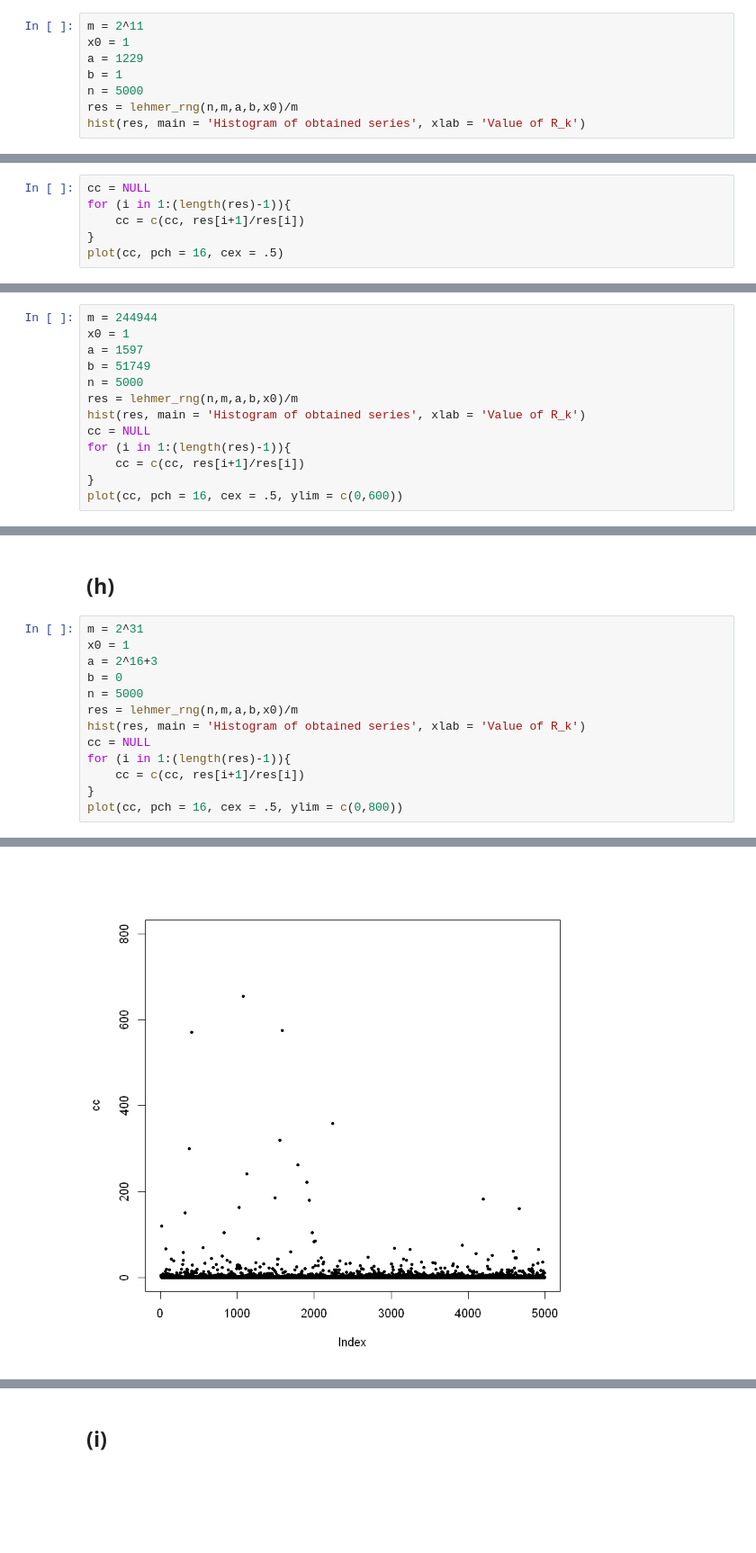
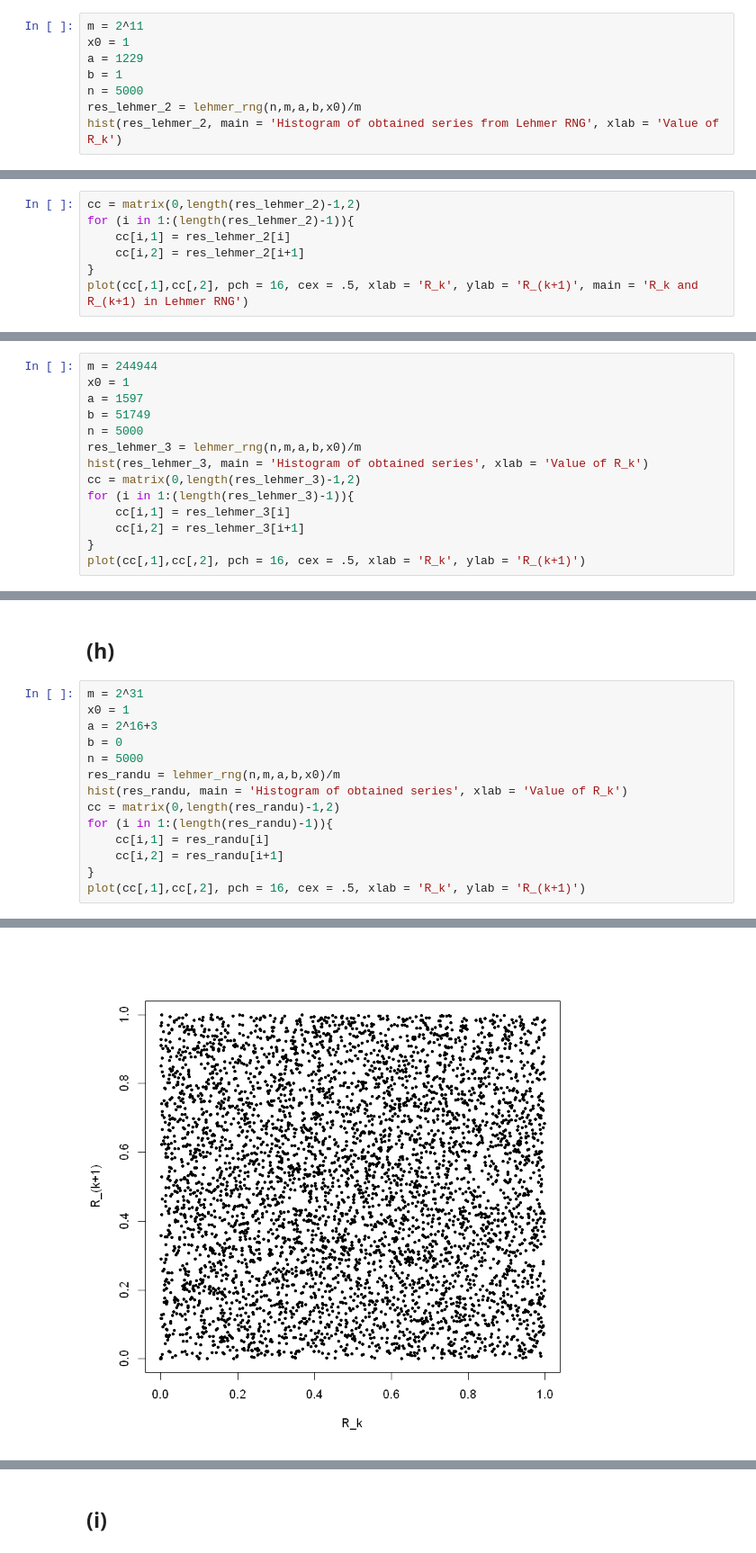
Before and after one commit to LimboRift/MATH-534, a Jupyter notebook: CP3.ipynb, the cells around one changed output, grey strips where cells are left out. Shown at 90% size. Drawn from its saved outputs; the diff is of its cells as text; blank space fills up the shorter version.

```diff
--- a/CP3.ipynb
+++ b/CP3.ipynb
@@ -241,6 +248,6 @@ x0 = 1
 a = 1229
 b = 1
 n = 5000
-res = lehmer_rng(n,m,a,b,x0)/m
-hist(res, main = 'Histogram of obtained series', xlab = 'Value of R_k')
+res_lehmer_2 = lehmer_rng(n,m,a,b,x0)/m
+hist(res_lehmer_2, main = 'Histogram of obtained series from Lehmer RNG', xlab = 'Value of R_k')
 # %% [output]
@@ -250,9 +257,10 @@ The shape of the histogram suggests that the obtained random series has $U(0,1)$
 # %% [markdown]
 ## (f)
 # %%
-cc = NULL
-for (i in 1:(length(res)-1)){
-    cc = c(cc, res[i+1]/res[i])
+cc = matrix(0,length(res_lehmer_2)-1,2)
+for (i in 1:(length(res_lehmer_2)-1)){
+    cc[i,1] = res_lehmer_2[i]
+    cc[i,2] = res_lehmer_2[i+1]
 }
-plot(cc, pch = 16, cex = .5)
+plot(cc[,1],cc[,2], pch = 16, cex = .5, xlab = 'R_k', ylab = 'R_(k+1)', main = 'R_k and R_(k+1) in Lehmer RNG')
 # %% [output]
@@ -265,12 +275,13 @@ x0 = 1
 a = 1597
 b = 51749
 n = 5000
-res = lehmer_rng(n,m,a,b,x0)/m
-hist(res, main = 'Histogram of obtained series', xlab = 'Value of R_k')
-cc = NULL
-for (i in 1:(length(res)-1)){
-    cc = c(cc, res[i+1]/res[i])
+res_lehmer_3 = lehmer_rng(n,m,a,b,x0)/m
+hist(res_lehmer_3, main = 'Histogram of obtained series', xlab = 'Value of R_k')
+cc = matrix(0,length(res_lehmer_3)-1,2)
+for (i in 1:(length(res_lehmer_3)-1)){
+    cc[i,1] = res_lehmer_3[i]
+    cc[i,2] = res_lehmer_3[i+1]
 }
-plot(cc, pch = 16, cex = .5, ylim = c(0,600))
+plot(cc[,1],cc[,2], pch = 16, cex = .5, xlab = 'R_k', ylab = 'R_(k+1)')
 # %% [output]
 [figure]
@@ -280,16 +293,17 @@ plot(cc, pch = 16, cex = .5, ylim = c(0,600))
 # %%
 m = 2^31
 x0 = 1
 a = 2^16+3
 b = 0
 n = 5000
-res = lehmer_rng(n,m,a,b,x0)/m
-hist(res, main = 'Histogram of obtained series', xlab = 'Value of R_k')
-cc = NULL
-for (i in 1:(length(res)-1)){
-    cc = c(cc, res[i+1]/res[i])
+res_randu = lehmer_rng(n,m,a,b,x0)/m
+hist(res_randu, main = 'Histogram of obtained series', xlab = 'Value of R_k')
+cc = matrix(0,length(res_randu)-1,2)
+for (i in 1:(length(res_randu)-1)){
+    cc[i,1] = res_randu[i]
+    cc[i,2] = res_randu[i+1]
 }
-plot(cc, pch = 16, cex = .5, ylim = c(0,800))
+plot(cc[,1],cc[,2], pch = 16, cex = .5, xlab = 'R_k', ylab = 'R_(k+1)')
 # %% [output]
 [figure]
-[figure, old version]
+[figure, new version]
```
Also changed, not shown: parts of 16 cells of this notebook, 2 other files.
